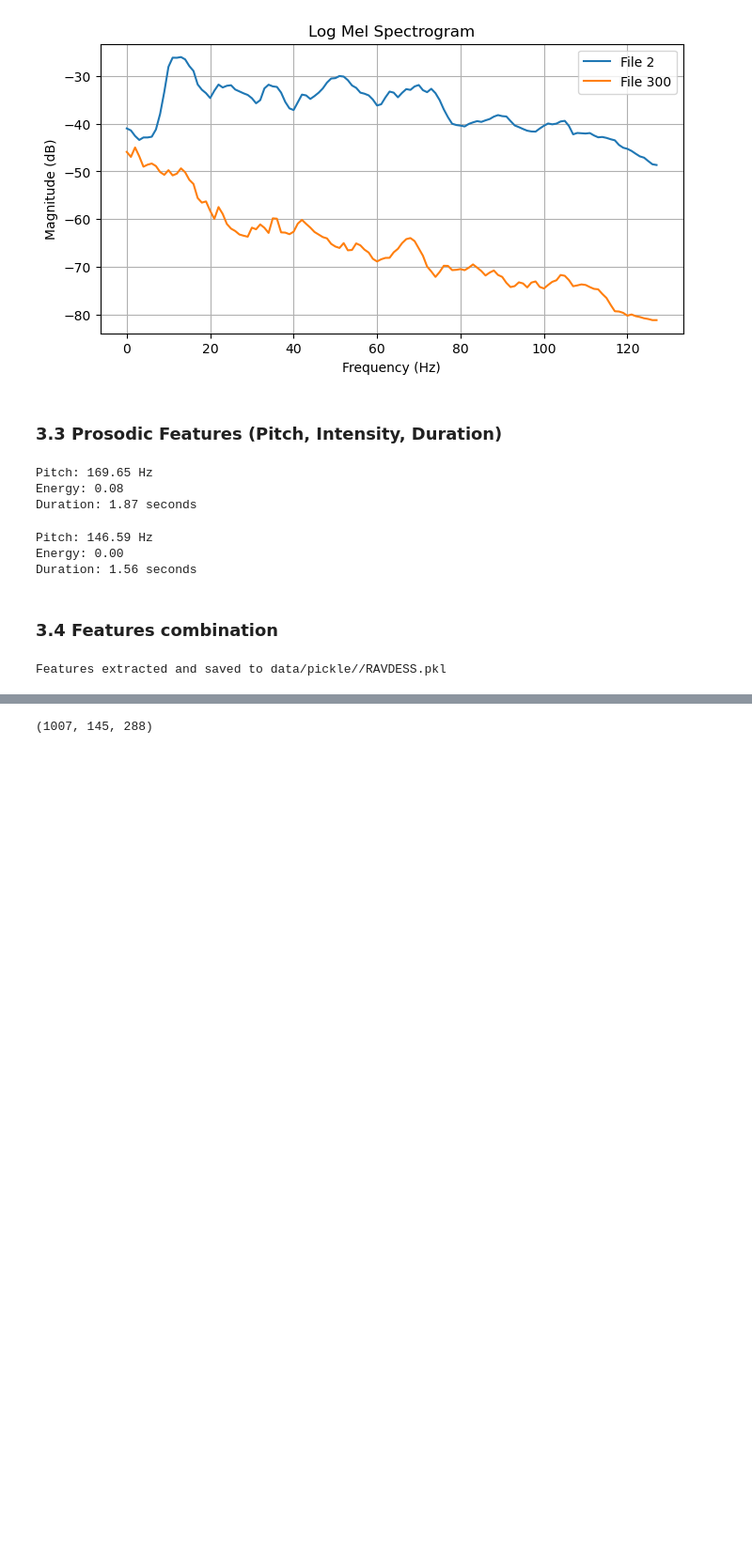
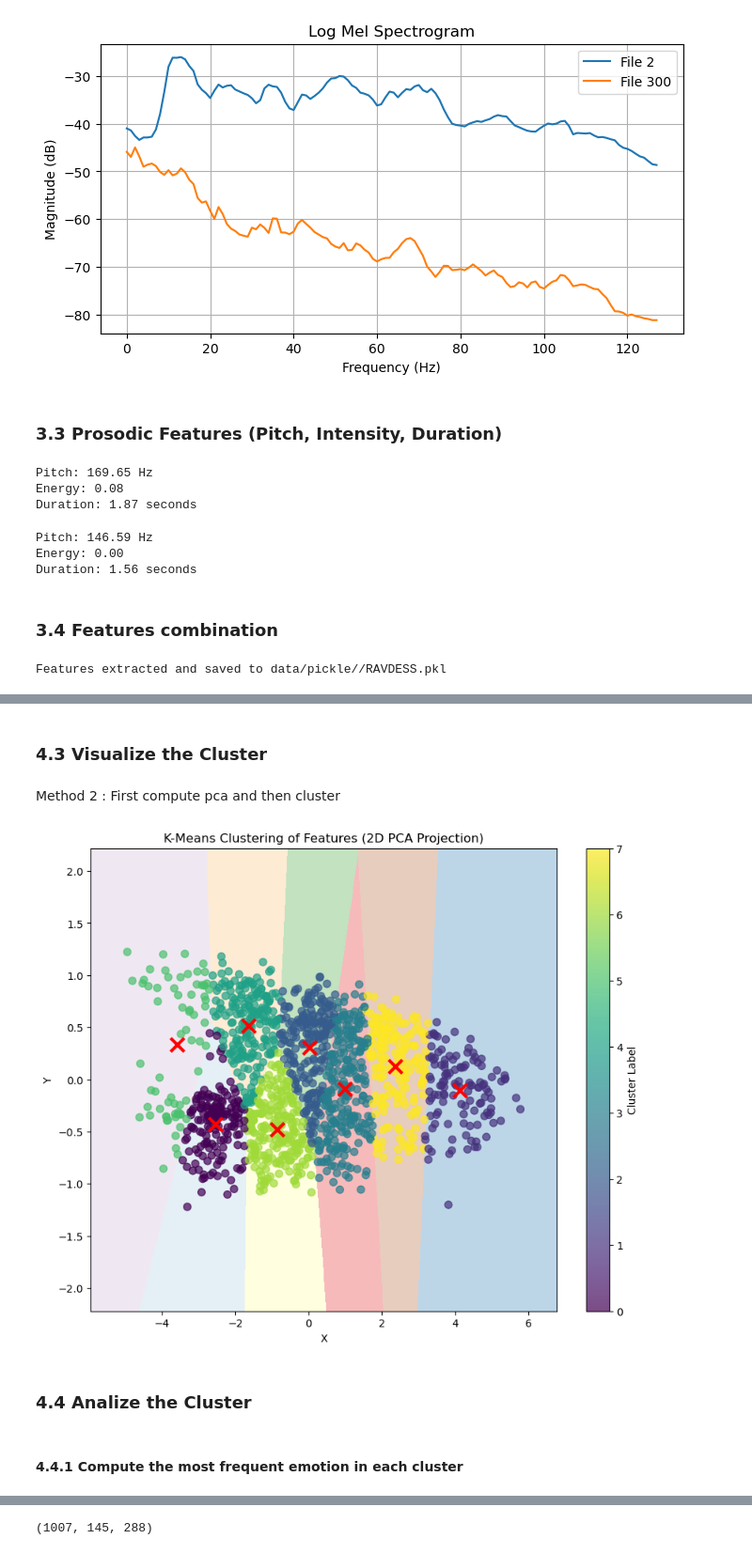
Before and after one commit to EmadBahreini/Audio-Emotion-Recognition, a Jupyter notebook: main.ipynb, the cells around one changed output, grey strips where cells are left out. Shown at 94% size. Drawn from its saved outputs; the diff is of its cells as text; code cells hidden in the pictures; blank space fills up the shorter version.

Commit message:
[ADD] k-means clustering and visualization on feature space

```diff
--- a/main.ipynb
+++ b/main.ipynb
@@ -255,0 +260,11 @@ Features extracted and saved to data/pickle//RAVDESS.pkl
+# %%
+from sklearn.preprocessing import MinMaxScaler, StandardScaler
+from sklearn.decomposition import PCA
+from sklearn.cluster import KMeans
+
+print(f"Original shape: {dataframe.Features.shape}")
+scaler = MinMaxScaler()
+
+dataframe.Features =  scaler.fit_transform(np.array(dataframe.Features.tolist())).tolist()
+
+print(f"Normalized shape: {dataframe.Features.shape}")
@@ -255,0 +285,62 @@ Features extracted and saved to data/pickle//RAVDESS.pkl
+# %% [markdown]
+### 4.3 Visualize the Cluster
+# %% [markdown]
+Method 2 :
+First compute pca and then cluster
+# %%
+normalized_features = dataframe.Features.tolist()
+n_clusters = 8
+
+pca = PCA(n_components=2)
+reduced_features = pca.fit_transform(normalized_features)
+
+dataframe["PCA"] = reduced_features.tolist()
+
+kmeans = KMeans(n_clusters=n_clusters,random_state=42,n_init=1000,init='k-means++')
+kmeans.fit(reduced_features)
+
+# Step size of the mesh. Decrease to increase the quality of the VQ.
+h = 0.01 # point in the mesh [x_min, x_max]x[y_min, y_max].
+
+# Plot the decision boundary. For that, we will assign a color to each
+x_min, x_max = reduced_features[:, 0].min() - 1, reduced_features[:, 0].max() + 1
+y_min, y_max = reduced_features[:, 1].min() - 1, reduced_features[:, 1].max() + 1
+xx, yy = np.meshgrid(np.arange(x_min, x_max, h), np.arange(y_min, y_max, h))
+
+# Obtain labels for each point in mesh. Use last trained model.
+Z = kmeans.predict(np.c_[xx.ravel(), yy.ravel()])
+Z = Z.reshape(xx.shape)
+
+# Fit k-means to the normalized features
+cluster_labels = kmeans.fit_predict(reduced_features)
+
+dataframe["Cluster"] = cluster_labels
+
+plt.figure(figsize=(10, 8))
+plt.imshow(Z, interpolation='nearest',
+           extent=(xx.min(), xx.max(), yy.min(), yy.max()),
+           cmap=plt.cm.Paired,
+           aspect='auto', origin='lower', alpha=0.3)
+scatter = plt.scatter(reduced_features[:, 0], reduced_features[:, 1], c=cluster_labels, cmap='viridis', s=50,alpha=0.7)
+plt.colorbar(scatter, label="Cluster Label")
+plt.title("K-Means Clustering of Features (2D PCA Projection)")
+# Plot the centroids as a white X
+centroids = kmeans.cluster_centers_
+plt.scatter(
+    centroids[:, 0],
+    centroids[:, 1],
+    marker="x",
+    s=169,
+    linewidths=3,
+    color="r",
+    zorder=10,
+)
+plt.xlabel("X")
+plt.ylabel("Y")
+plt.show()
+# %% [output]
+[figure, added]
+# %% [markdown]
+### 4.4 Analize the Cluster
+# %% [markdown]
+#### 4.4.1 Compute the most frequent emotion in each cluster
```
Also changed, not shown: parts of 15 cells of this notebook.
